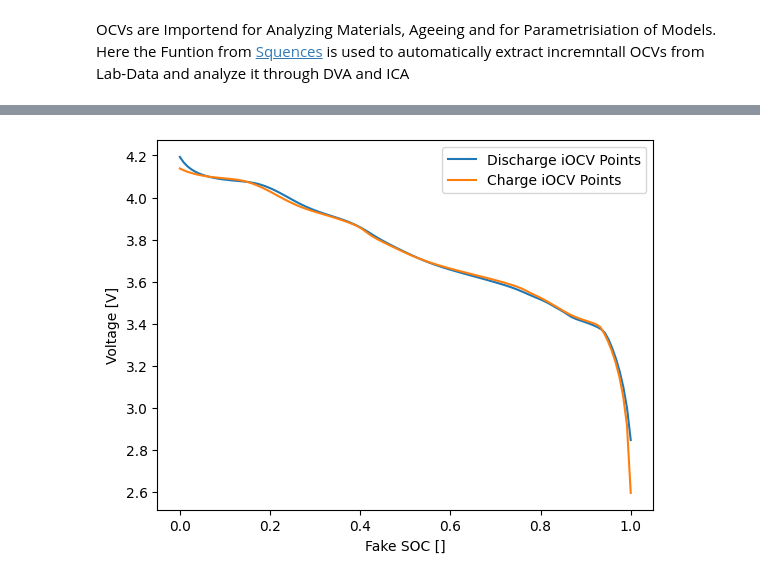
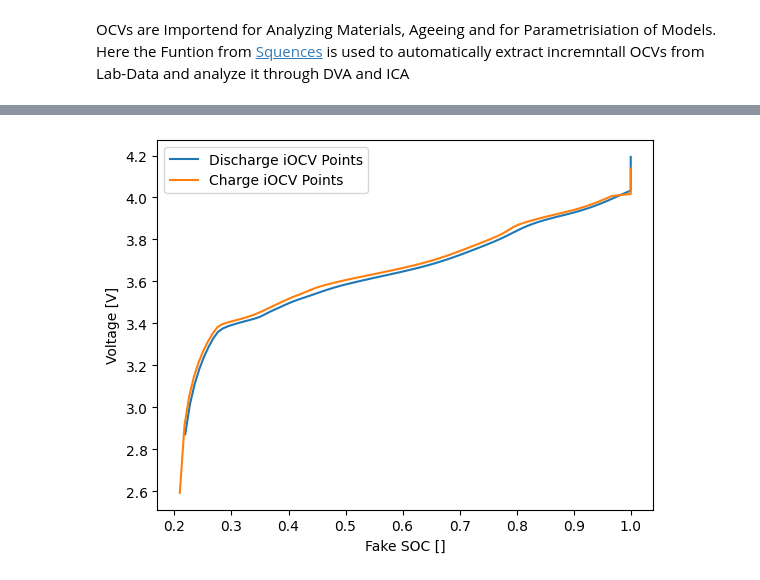
Before and after one commit to eet-tub/pydpeet, a Jupyter notebook: docs/examples/notebooks/Tutorial_04_iOCV.ipynb, the cells around one changed output, grey strips where cells are left out. Saved outputs shown, nothing was run; the diff lists cells and outputs as text; code cells hidden in the pictures.

```diff
--- a/docs/examples/notebooks/Tutorial_04_iOCV.ipynb
+++ b/docs/examples/notebooks/Tutorial_04_iOCV.ipynb
@@ -85,18 +181,10 @@ for OCV in OCVs:
-# %%
-# Fake SOC
-
-for idx in enumerate(OCVs):
-    OCV = OCVs[idx[0]]
-    OCV['Fake SOC'] = (OCV['Testtime[s]'] - OCV['Testtime[s]'].min()) / (OCV['Testtime[s]'].max() - OCV['Testtime[s]'].min())
-    OCV['Fake SOC'] = OCV.sort_values(by='Voltage[V]', ascending=False)['Fake SOC'].values
-    OCVs[idx[0]] = OCV
-# %%
-fig, ax = plt.subplots()
-
-for OCV in OCVs:
-    ax.plot(OCV['Fake SOC'], OCV['Voltage[V]'], linestyle='-', label=f'{OCV['iOCV_type'].iloc[0]} iOCV Points')
-    ax.legend()
-    ax.set_ylabel('Voltage [V]')
-    ax.set_xlabel('Fake SOC []')
-# %% [output]
-[figure, removed]
+# %%
+fig, ax = plt.subplots()
+
+for OCV in OCVs:
+    ax.plot(OCV['SOC'], OCV['Voltage[V]'], linestyle='-', label=f'{OCV['iOCV_type'].iloc[0]} iOCV Points')
+    ax.legend()
+    ax.set_ylabel('Voltage [V]')
+    ax.set_xlabel('Fake SOC []')
+# %% [output]
+[figure, added]
```
Also changed, not shown: parts of 9 cells of this notebook, 1 other file.
